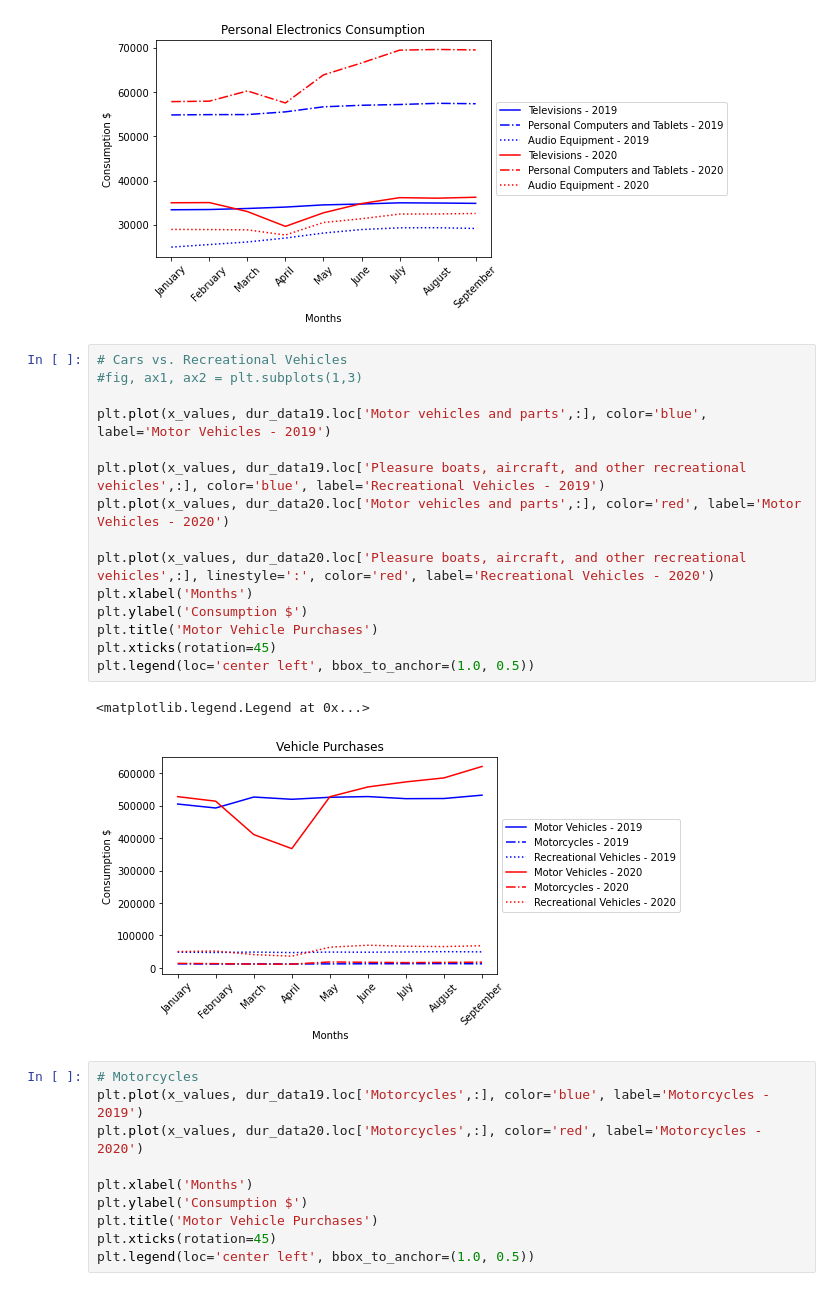
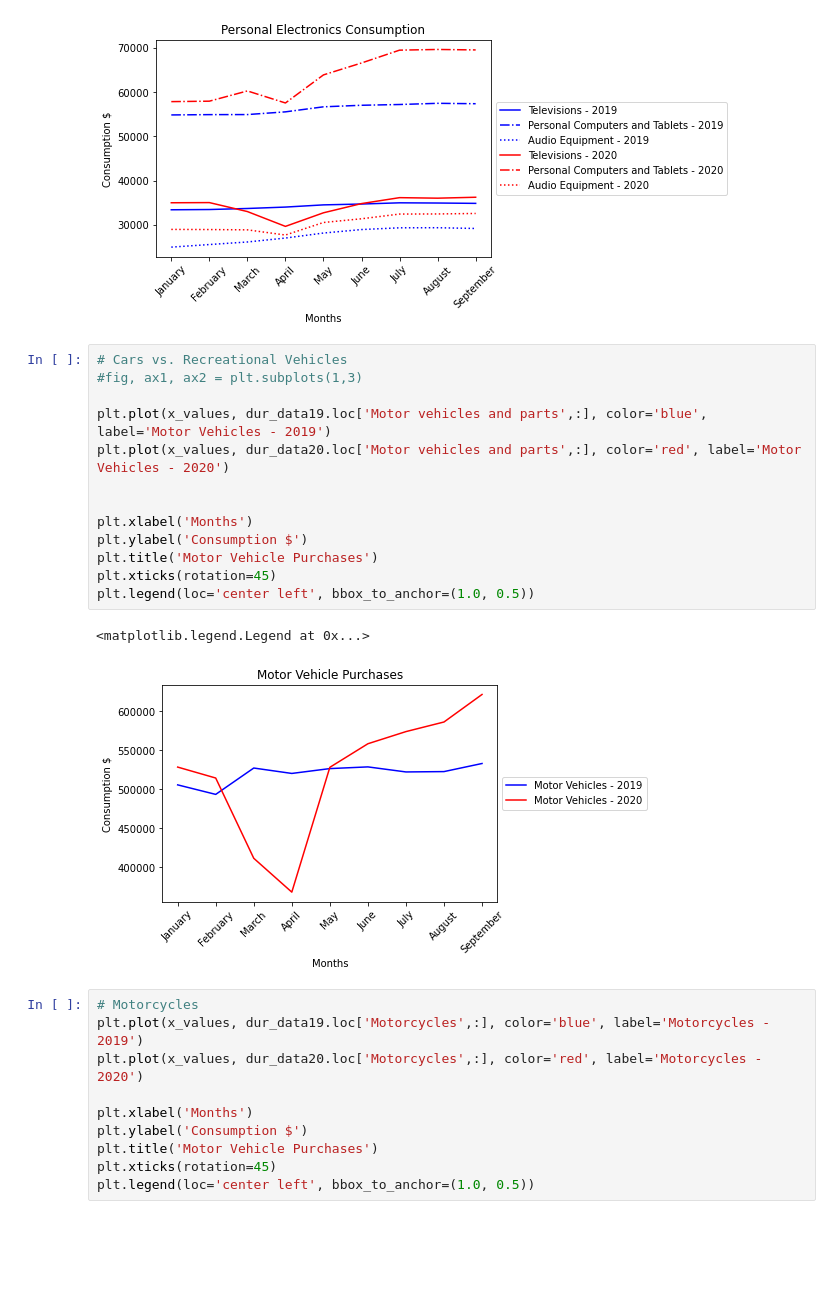
Before and after one commit to staceywai/bootcamp-project, a Jupyter notebook: Siara-Analysis.ipynb, the cells around one changed output. Saved outputs shown, nothing was run; the diff lists cells and outputs as text; blank space fills up the shorter version.

```diff
--- a/Siara-Analysis.ipynb
+++ b/Siara-Analysis.ipynb
@@ -155,21 +155,19 @@ plt.legend(loc='center left', bbox_to_anchor=(1.0, 0.5))
 # %%
 # Cars vs. Recreational Vehicles
 #fig, ax1, ax2 = plt.subplots(1,3)
 
 plt.plot(x_values, dur_data19.loc['Motor vehicles and parts',:], color='blue', label='Motor Vehicles - 2019')
-
-plt.plot(x_values, dur_data19.loc['Pleasure boats, aircraft, and other recreational vehicles',:], color='blue', label='Recreational Vehicles - 2019')
 plt.plot(x_values, dur_data20.loc['Motor vehicles and parts',:], color='red', label='Motor Vehicles - 2020')
 
-plt.plot(x_values, dur_data20.loc['Pleasure boats, aircraft, and other recreational vehicles',:], linestyle=':', color='red', label='Recreational Vehicles - 2020')
+
 plt.xlabel('Months')
 plt.ylabel('Consumption $')
 plt.title('Motor Vehicle Purchases')
 plt.xticks(rotation=45)
 plt.legend(loc='center left', bbox_to_anchor=(1.0, 0.5))
 # %% [output]
 <matplotlib.legend.Legend at 0x...>
-[figure, old version]
+[figure, new version]
 # %%
 # Motorcycles
 plt.plot(x_values, dur_data19.loc['Motorcycles',:], color='blue', label='Motorcycles - 2019')
```
Also changed, not shown: parts of 3 cells of this notebook.
